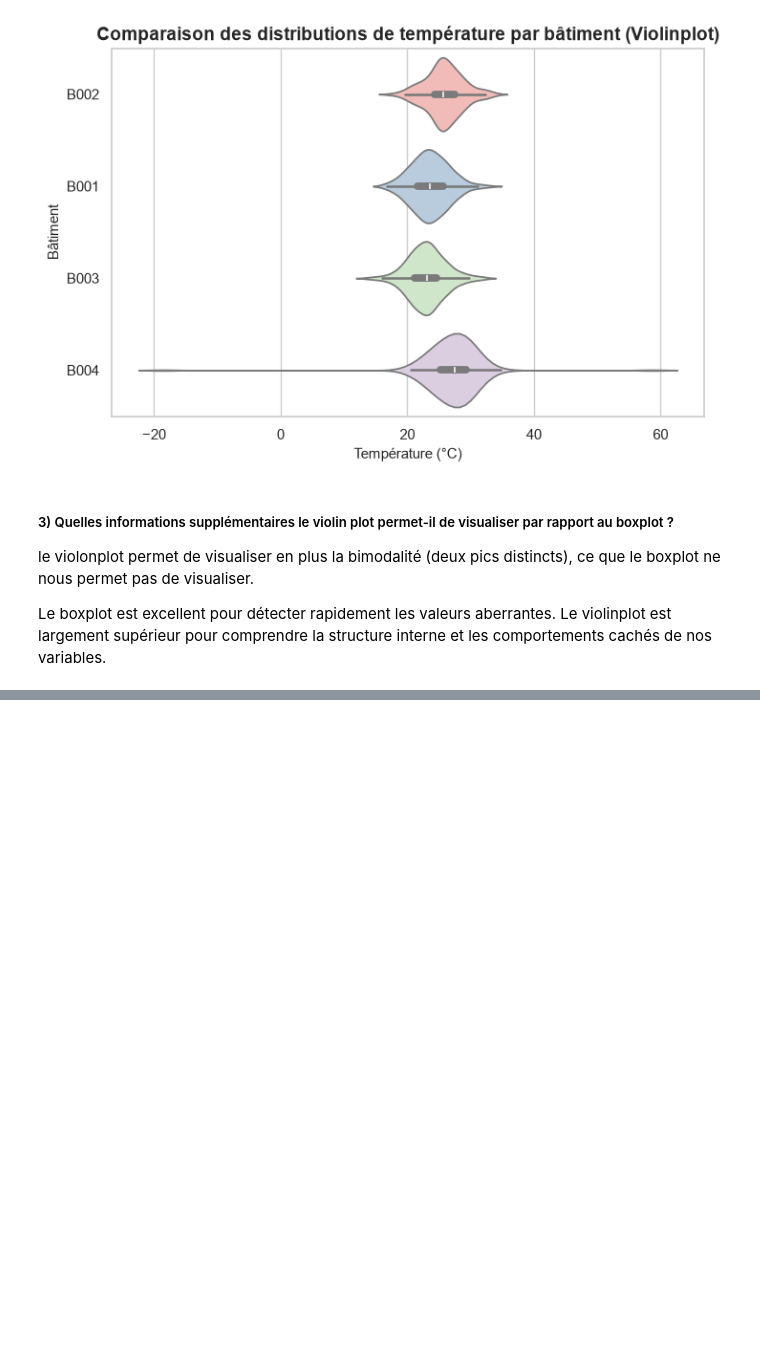
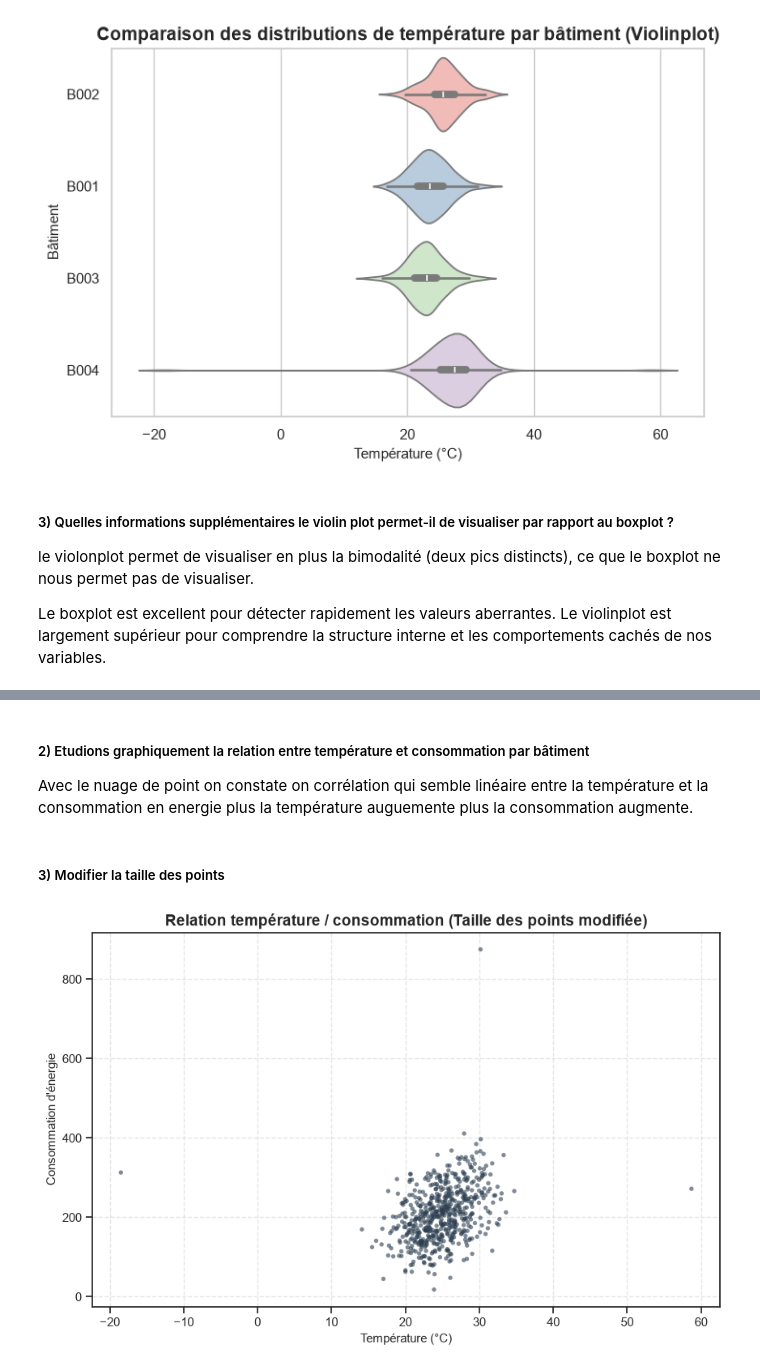
Before and after one commit to cheikhahmedtidiane/atelier_seaborn_iot, a Jupyter notebook: notebooks/atelier_seaborn_iot.ipynb, the cells around one changed output, grey strips where cells are left out. Saved outputs shown, nothing was run; the diff lists cells and outputs as text; code cells hidden in the pictures; blank space fills up the shorter version.

```diff
--- a/notebooks/atelier_seaborn_iot.ipynb
+++ b/notebooks/atelier_seaborn_iot.ipynb
@@ -392,0 +420,30 @@ Le boxplot est excellent pour détecter rapidement les valeurs aberrantes. Le vi
+# %% [markdown]
+##### 2) Etudions graphiquement la relation entre température et consommation par bâtiment
+
+Avec le nuage de point on constate on corrélation qui semble linéaire entre la température et la consommation en energie plus la température auguemente plus la consommation augmente.
+# %% [markdown]
+##### 3) Modifier la taille des points
+# %%
+sns.set_theme(style="ticks")
+
+
+plt.figure(figsize=(10, 6))
+sns.scatterplot(
+    data=df,
+    x="temperature",
+    y="consommation",
+    s=15,               # modification de la taille des points
+    alpha=0.6,
+    color="#2c3e50",
+    edgecolor="none"
+)
+
+
+plt.title("Relation température / consommation (Taille des points modifiée)", fontsize=14, fontweight="bold")
+plt.xlabel("Température (°C)", fontsize=11)
+plt.ylabel("Consommation d'énergie", fontsize=11)
+
+plt.grid(True, linestyle="--", alpha=0.5)
+plt.show()
+# %% [output]
+[figure, added]
```
Also changed, not shown: parts of 3 cells of this notebook.
